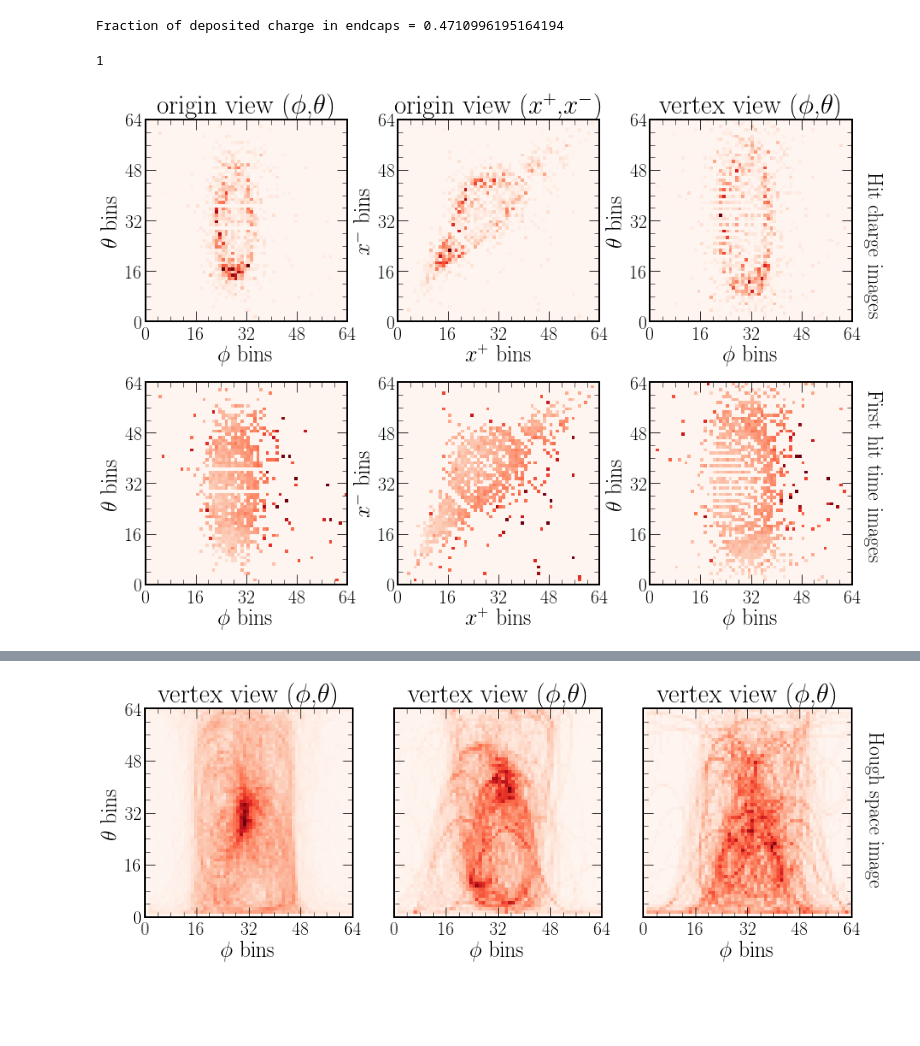
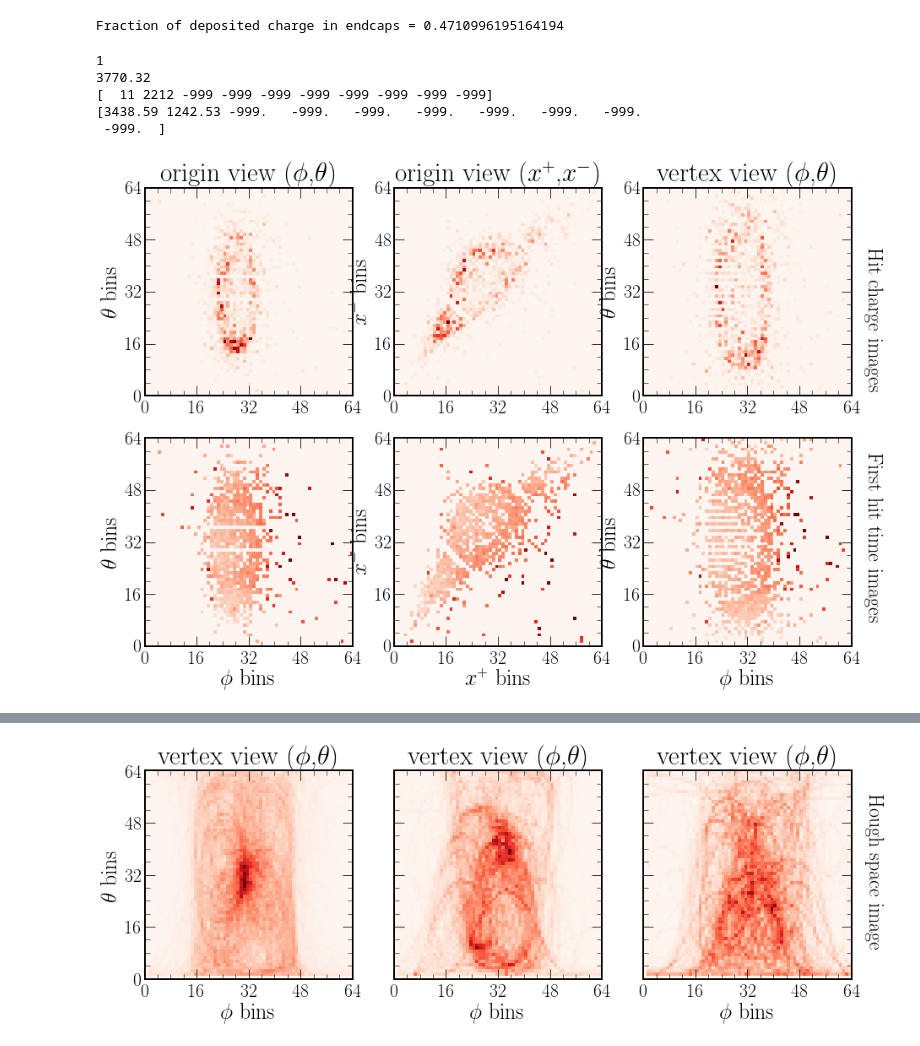
Before and after one commit to chipsneutrino/chips-net, a Jupyter notebook: analysis.ipynb, the cells around one changed output, grey strips where cells are left out. Saved outputs shown, nothing was run; the diff lists cells and outputs as text; code cells hidden in the pictures; blank space fills up the shorter version.

```diff
--- a/analysis.ipynb
+++ b/analysis.ipynb
@@ -288,10 +286,18 @@ for event in images_dict['r_charge_map_vtx']:
 print("Fraction of deposited charge in endcaps = {}".format(cap_total/(cap_total+barrel_total)))
 # %% [output]
 Fraction of deposited charge in endcaps = 0.4710996195164194
-# %%
-print(true_dict["t_code"][41])
-chipsnet.plotting.plot_hit_time(images_dict, 41, save_path+"explore_nuel_ccqel_event")
-# %% [output]
-1
-[figure, removed]
+# %%
+event_num = 41
+print(true_dict["t_code"][event_num])
+print(true_dict["t_nuEnergy"][event_num])
+print(true_dict["t_p_pdgs"][event_num])
+print(true_dict["t_p_energies"][event_num])
+chipsnet.plotting.plot_hit_time(images_dict, event_num, save_path+"explore_nuel_ccqel_event")
+# %% [output]
+1
+3770.32
+[  11 2212 -999 -999 -999 -999 -999 -999 -999 -999]
+[3438.59 1242.53 -999.   -999.   -999.   -999.   -999.   -999.   -999.
+ -999.  ]
+[figure, added]
 # %%
```
Also changed, not shown: parts of 97 cells of this notebook, 23 other files.
